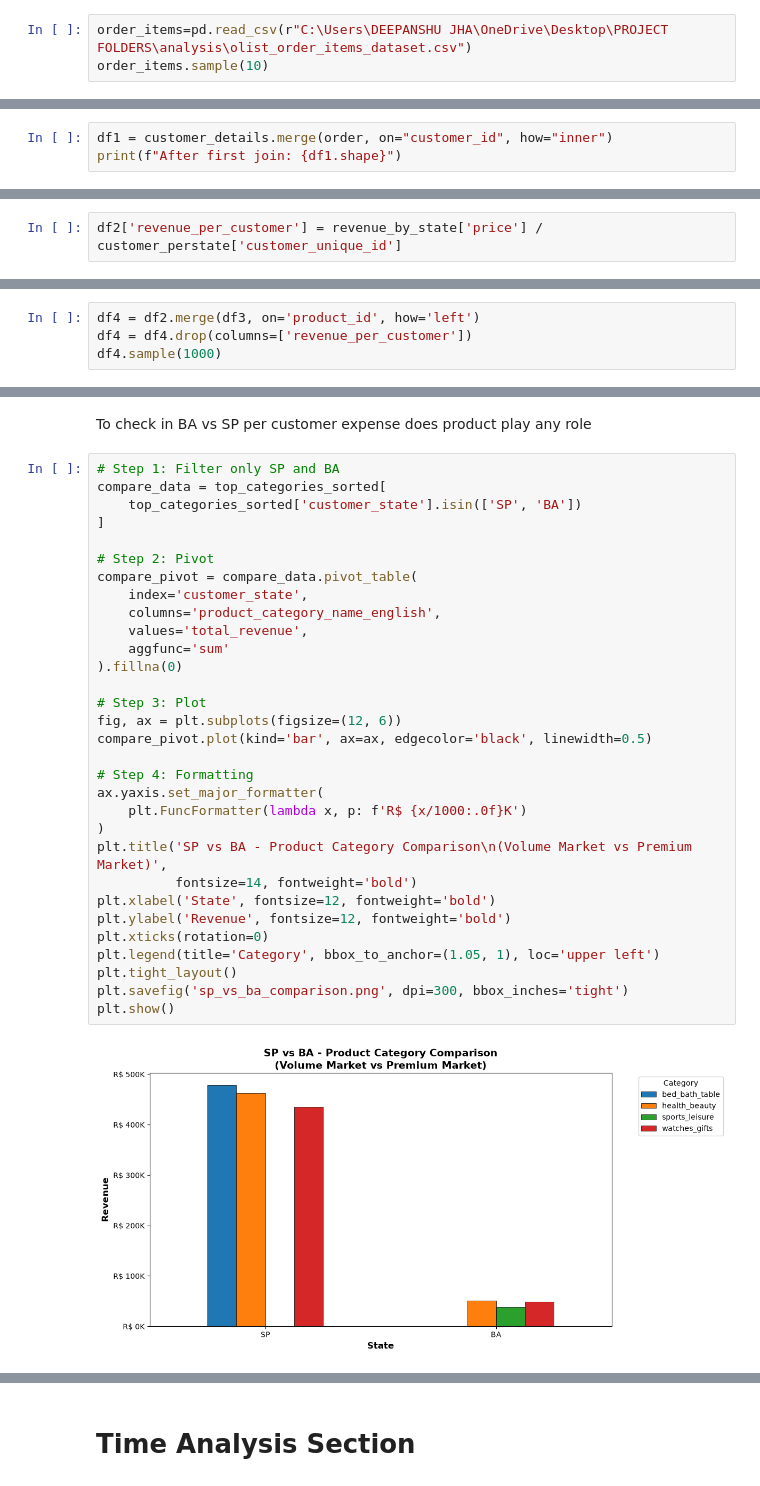
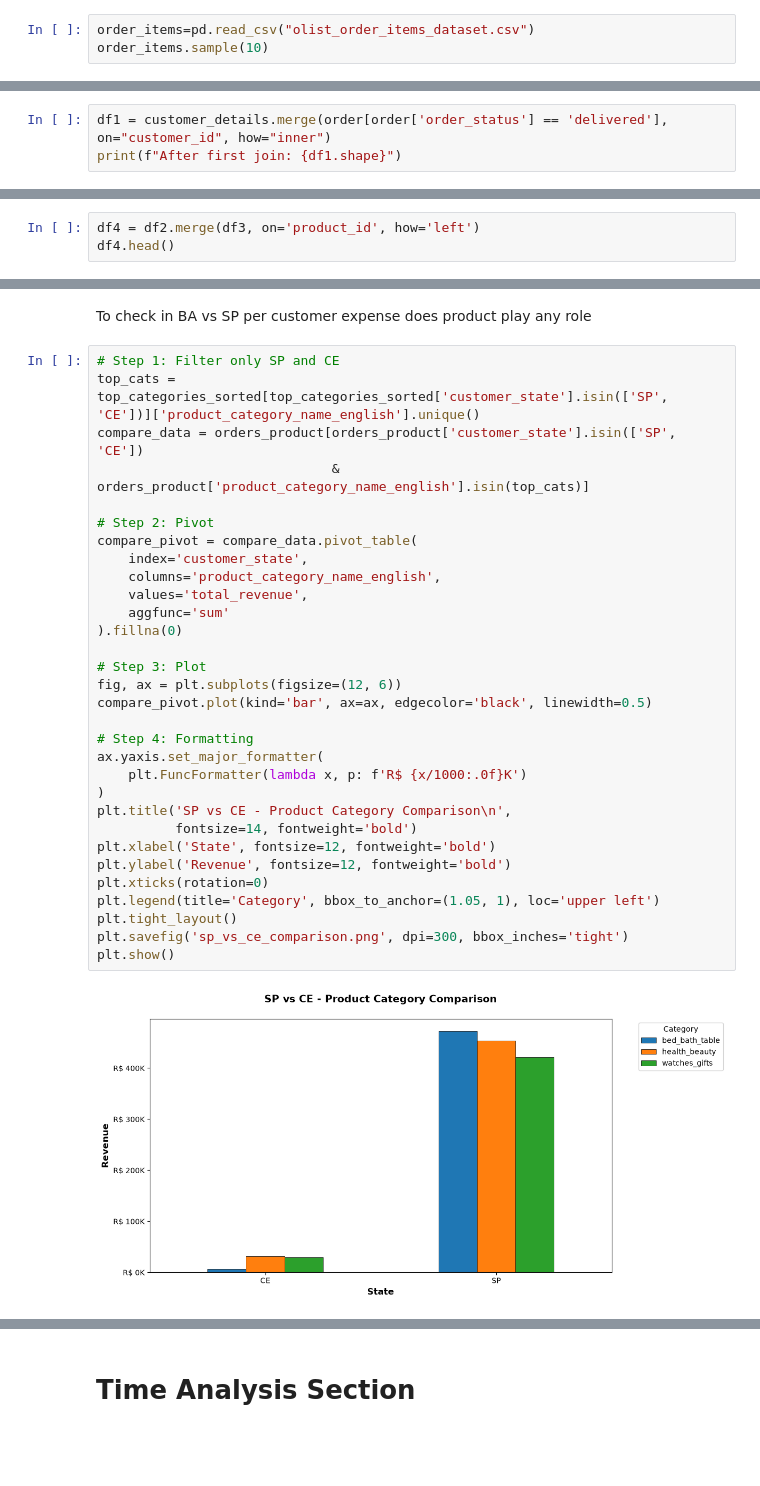
Before and after one commit to Deepanshujha2911/Olist-ecommerce-business-analysis, a Jupyter notebook: main.ipynb, the cells around one changed output, grey strips where cells are left out. Saved outputs shown, nothing was run; the diff lists cells and outputs as text; blank space fills up the shorter version.

Commit message:
Apply analysis corrections and fixes

```diff
--- a/main.ipynb
+++ b/main.ipynb
@@ -74,7 +74,7 @@ Data columns (total 8 columns):
 dtypes: str(8)
 memory usage: 21.9 MB
 # %%
-order_items=pd.read_csv(r"C:\Users\DEEPANSHU JHA\OneDrive\Desktop\PROJECT FOLDERS\analysis\olist_order_items_dataset.csv")
+order_items=pd.read_csv("olist_order_items_dataset.csv")
 order_items.sample(10)
 # %% [output]
 |  | order_id | order_item_id | product_id | seller_id | shipping_limit_date | price | freight_value |
@@ -108,6 +108,6 @@ memory usage: 18.4 MB
 # %% [markdown]
 # State Analysis Section:
 # %%
-df1 = customer_details.merge(order, on="customer_id", how="inner")
+df1 = customer_details.merge(order[order['order_status'] == 'delivered'], on="customer_id", how="inner")
 print(f"After first join: {df1.shape}")
 # %% [output]
@@ -188,5 +194,3 @@ customer_perstate
-# %%
-df2['revenue_per_customer'] = revenue_by_state['price'] / customer_perstate['customer_unique_id']
 # %%
 comparison = revenue_by_state.merge(customer_perstate, on='customer_state')
 comparison = comparison.rename(columns={'price': 'Total_Revenue'})
@@ -297,6 +297,5 @@ df3.sample(100)
 # %%
 df4 = df2.merge(df3, on='product_id', how='left')
-df4 = df4.drop(columns=['revenue_per_customer'])
-df4.sample(1000)
+df4.head()
 # %% [output]
 |  | customer_id | customer_unique_id | customer_zip_code_prefix | customer_city | customer_state | order_id | ... |
@@ -420,37 +415,37 @@ plt.show()
 # %% [markdown]
 To check in BA vs SP per customer expense does product play any role
 # %%
-# Step 1: Filter only SP and BA
-compare_data = top_categories_sorted[
-    top_categories_sorted['customer_state'].isin(['SP', 'BA'])
-]
+# Step 1: Filter only SP and CE
+top_cats = top_categories_sorted[top_categories_sorted['customer_state'].isin(['SP', 'CE'])]['product_category_name_english'].unique()
+compare_data = orders_product[orders_product['customer_state'].isin(['SP', 'CE'])
+                              & orders_product['product_category_name_english'].isin(top_cats)]
 
 # Step 2: Pivot
 compare_pivot = compare_data.pivot_table(
     index='customer_state',
     columns='product_category_name_english',
     values='total_revenue',
     aggfunc='sum'
 ).fillna(0)
 
 # Step 3: Plot
 fig, ax = plt.subplots(figsize=(12, 6))
 compare_pivot.plot(kind='bar', ax=ax, edgecolor='black', linewidth=0.5)
 
 # Step 4: Formatting
 ax.yaxis.set_major_formatter(
     plt.FuncFormatter(lambda x, p: f'R$ {x/1000:.0f}K')
 )
-plt.title('SP vs BA - Product Category Comparison\n(Volume Market vs Premium Market)',
+plt.title('SP vs CE - Product Category Comparison\n',
           fontsize=14, fontweight='bold')
 plt.xlabel('State', fontsize=12, fontweight='bold')
 plt.ylabel('Revenue', fontsize=12, fontweight='bold')
 plt.xticks(rotation=0)
 plt.legend(title='Category', bbox_to_anchor=(1.05, 1), loc='upper left')
 plt.tight_layout()
-plt.savefig('sp_vs_ba_comparison.png', dpi=300, bbox_inches='tight')
+plt.savefig('sp_vs_ce_comparison.png', dpi=300, bbox_inches='tight')
 plt.show()
 # %% [output]
-[figure, old version]
+[figure, new version]
 # %% [markdown]
 ###  Product Category Preferences
```
Also changed, not shown: parts of 34 cells of this notebook.
